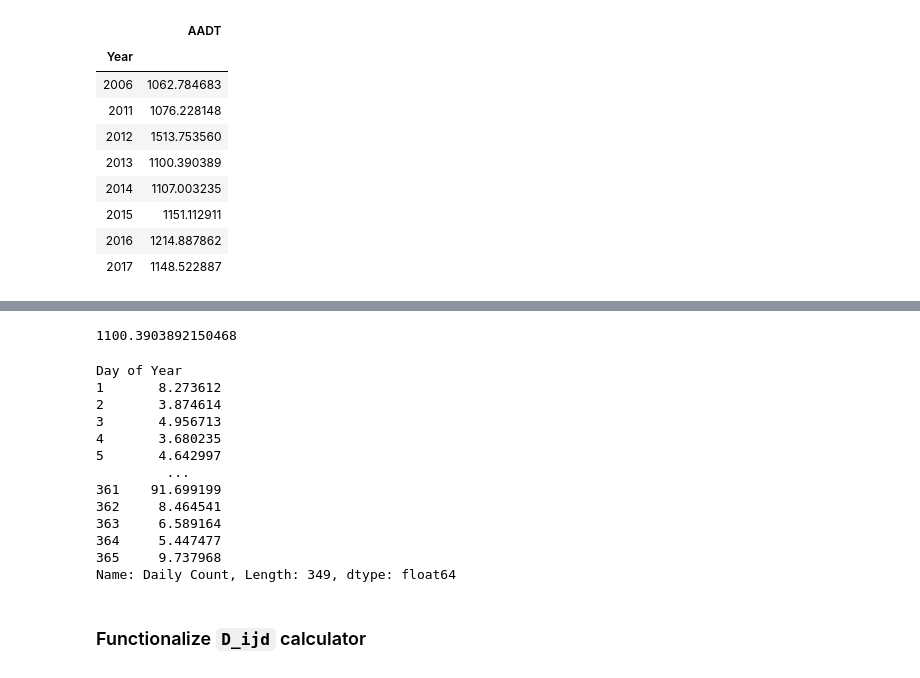
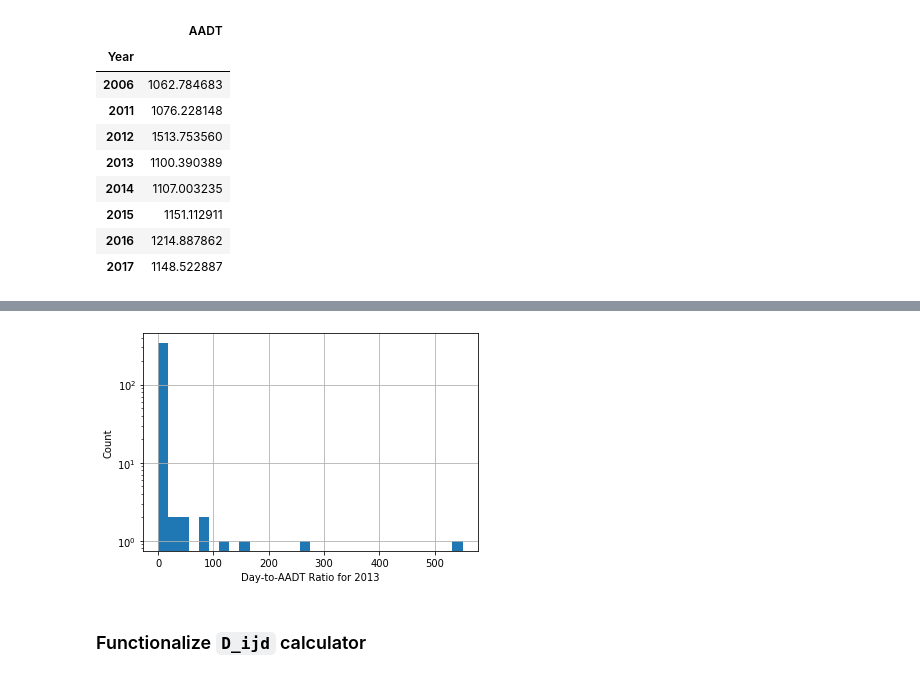
Before and after one commit to CityofToronto/bdit_traffic_prophet, a Jupyter notebook: development_notebooks/CountmatchDev3-SensibleMatcherPrototype.ipynb, the cells around one changed output, grey strips where cells are left out. Saved outputs shown, nothing was run; the diff lists cells and outputs as text; code cells hidden in the pictures.

```diff
--- a/development_notebooks/CountmatchDev3-SensibleMatcherPrototype.ipynb
+++ b/development_notebooks/CountmatchDev3-SensibleMatcherPrototype.ipynb
@@ -194,20 +193,8 @@ doyr
-# %%
-myptc.data['AADT'].loc[2013, 'AADT']
-# %% [output]
-1100.3903892150468
 # %%
-myptc.data['AADT'].loc[2013, 'AADT'] / myptc.data['Daily Count'].loc[2013, 'Daily Count']
+fig, ax = plt.subplots(figsize=(6, 4))
+(myptc.data['AADT'].loc[2013, 'AADT'] /
+ myptc.data['Daily Count'].loc[2013, 'Daily Count']).hist(ax=ax, bins=30, log=True)
+ax.set_xlabel('Day-to-AADT Ratio for 2013')
+ax.set_ylabel('Count');
 # %% [output]
-Day of Year
-1       8.273612
-2       3.874614
-3       4.956713
-4       3.680235
-5       4.642997
-         ...
-361    91.699199
-362     8.464541
-363     6.589164
-364     5.447477
-365     9.737968
-Name: Daily Count, Length: 349, dtype: float64
+[figure, added]
```
Also changed, not shown: parts of 59 cells of this notebook.
